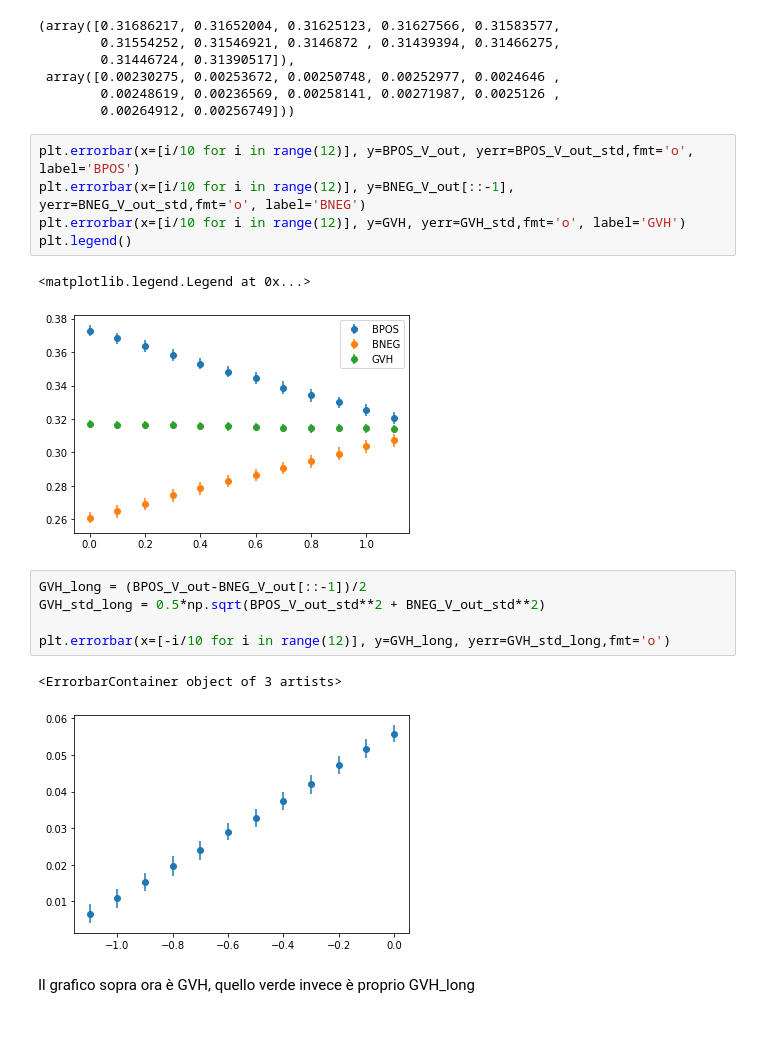
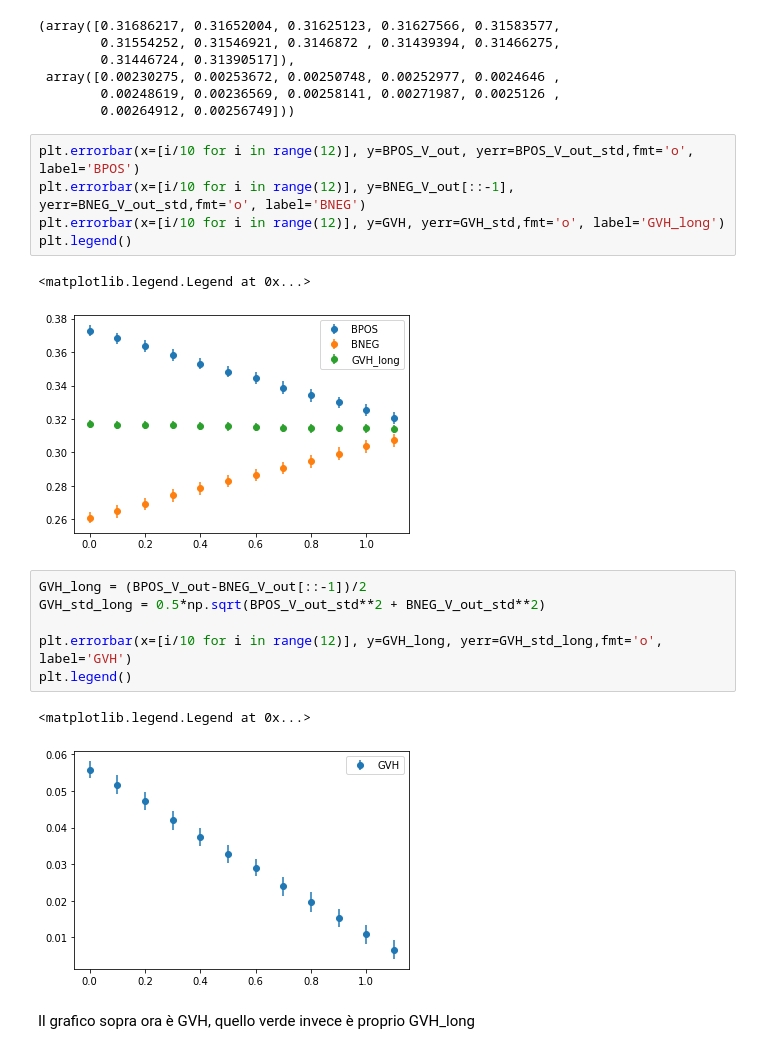
Before and after one commit to mattiasotgia/Lab2, a Jupyter notebook: esperienza_7__effetto_hall/analisi_dati/220518_d1_analisi.ipynb, the cells around one changed output. Cells and saved outputs as stored; diff of their text form.

Commit message:
figures, fixed code

```diff
--- a/esperienza_7__effetto_hall/analisi_dati/220518_d1_analisi.ipynb
+++ b/esperienza_7__effetto_hall/analisi_dati/220518_d1_analisi.ipynb
@@ -106,18 +106,19 @@ GVH, GVH_std
 # %%
 plt.errorbar(x=[i/10 for i in range(12)], y=BPOS_V_out, yerr=BPOS_V_out_std,fmt='o', label='BPOS')
 plt.errorbar(x=[i/10 for i in range(12)], y=BNEG_V_out[::-1], yerr=BNEG_V_out_std,fmt='o', label='BNEG')
-plt.errorbar(x=[i/10 for i in range(12)], y=GVH, yerr=GVH_std,fmt='o', label='GVH')
+plt.errorbar(x=[i/10 for i in range(12)], y=GVH, yerr=GVH_std,fmt='o', label='GVH_long')
 plt.legend()
 # %% [output]
 <matplotlib.legend.Legend at 0x...>
-[figure, old version]
+[figure, new version]
 # %%
 GVH_long = (BPOS_V_out-BNEG_V_out[::-1])/2
 GVH_std_long = 0.5*np.sqrt(BPOS_V_out_std**2 + BNEG_V_out_std**2)
 
-plt.errorbar(x=[-i/10 for i in range(12)], y=GVH_long, yerr=GVH_std_long,fmt='o')
+plt.errorbar(x=[i/10 for i in range(12)], y=GVH_long, yerr=GVH_std_long,fmt='o', label='GVH')
+plt.legend()
 # %% [output]
-<ErrorbarContainer object of 3 artists>
+<matplotlib.legend.Legend at 0x...>
-[figure, old version]
+[figure, new version]
 # %% [markdown]
 Il grafico sopra ora è GVH, quello verde invece è proprio GVH_long
```
Also changed, not shown: parts of 1 cell of this notebook, 4 other files.
